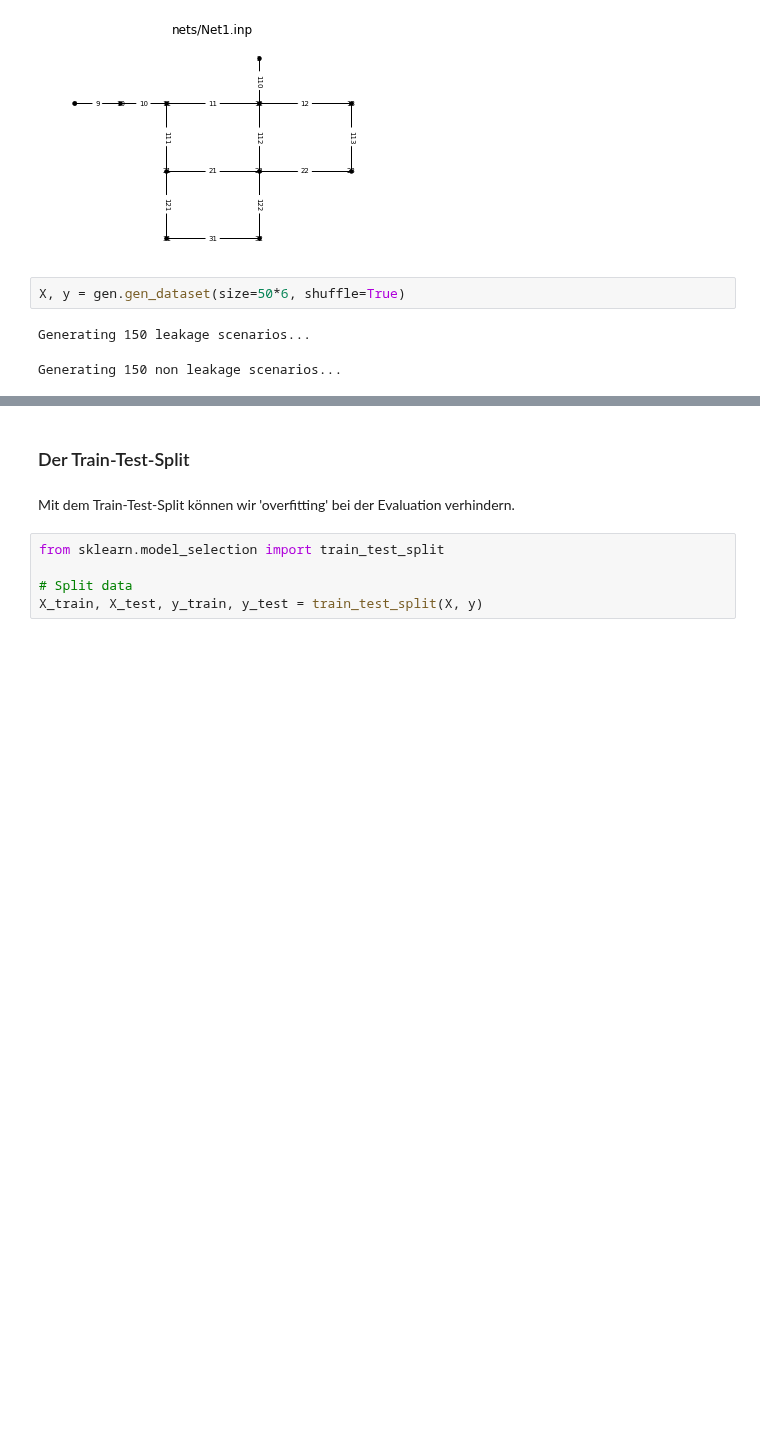
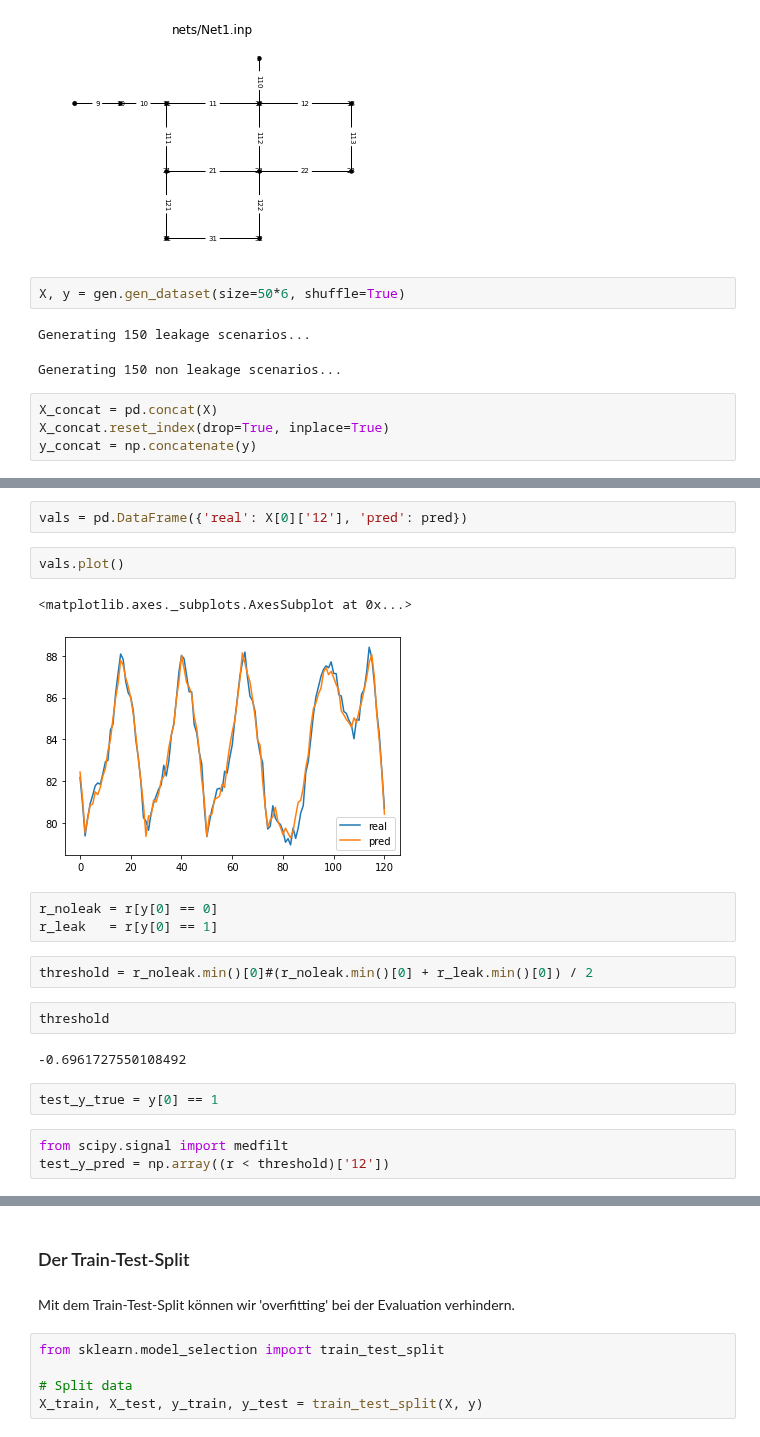
Before and after one commit to JulianBvW/BA-WDN-Leakage-Detection, a Jupyter notebook: LeakageDetection.ipynb, the cells around one changed output, grey strips where cells are left out. Cells and saved outputs as stored; diff of their text form; blank space fills up the shorter version.

```diff
--- a/LeakageDetection.ipynb
+++ b/LeakageDetection.ipynb
@@ -116,3 +116,7 @@ X, y = gen.gen_dataset(size=50*6, shuffle=True)
 # %% [output]
 Generating 150 leakage scenarios...
 Generating 150 non leakage scenarios...
+# %%
+X_concat = pd.concat(X)
+X_concat.reset_index(drop=True, inplace=True)
+y_concat = np.concatenate(y)
@@ -118,0 +195,21 @@ Generating 150 non leakage scenarios...
+# %%
+vals = pd.DataFrame({'real': X[0]['12'], 'pred': pred})
+# %%
+vals.plot()
+# %% [output]
+<matplotlib.axes._subplots.AxesSubplot at 0x...>
+[figure, added]
+# %%
+r_noleak = r[y[0] == 0]
+r_leak   = r[y[0] == 1]
+# %%
+threshold = r_noleak.min()[0]#(r_noleak.min()[0] + r_leak.min()[0]) / 2
+# %%
+threshold
+# %% [output]
+-0.6961727550108492
+# %%
+test_y_true = y[0] == 1
+# %%
+from scipy.signal import medfilt
+test_y_pred = np.array((r < threshold)['12'])
```
Also changed, not shown: parts of 14 cells of this notebook, 1 other file.
